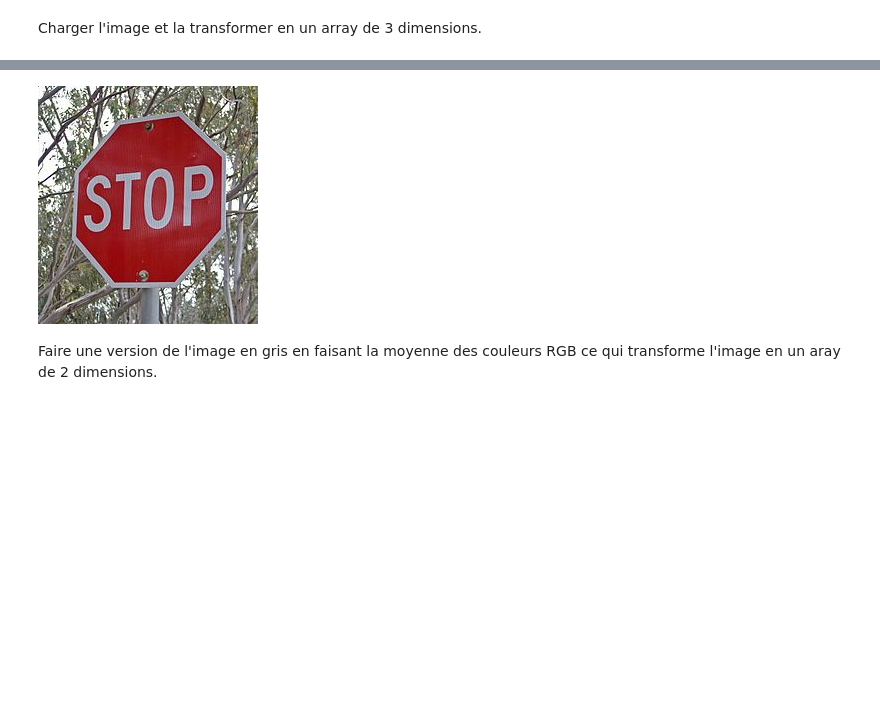
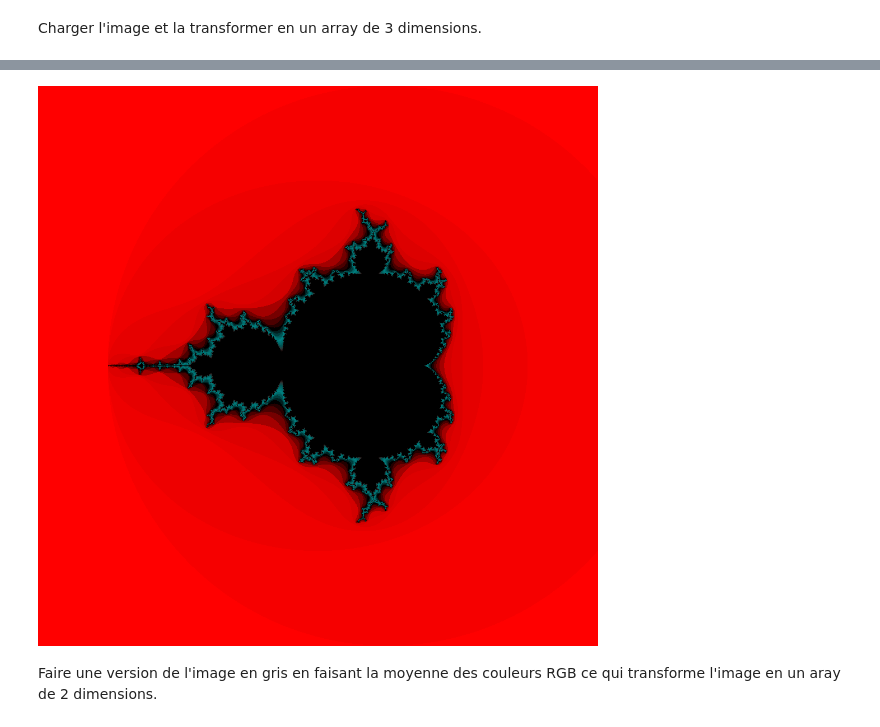
Before and after one commit to Bubblesphere/julia-presentation-example, a Jupyter notebook: Parallel_SobelFilter.ipynb, the cells around one changed output, grey strips where cells are left out. Saved outputs shown, nothing was run; the diff lists cells and outputs as text; code cells hidden in the pictures; blank space fills up the shorter version.

```diff
--- a/Parallel_SobelFilter.ipynb
+++ b/Parallel_SobelFilter.ipynb
@@ -14,7 +14,7 @@ end
 Charger l'image et la transformer en un array de 3 dimensions.
 # %%
 @everywhere begin
-    img = load("image.jpg");
+    img = load("image.png");
     color_image = convert(Array{Float64},channelview(img));
 end
 img
@@ -22,4 +27,4 @@ img
-[figure, old version]
+[figure, new version]
 # %% [markdown]
 Faire une version de l'image en gris en faisant la moyenne des couleurs RGB ce qui transforme l'image en un aray de 2 dimensions.
 # %%
```
Also changed, not shown: parts of 4 cells of this notebook, 2 other files.
